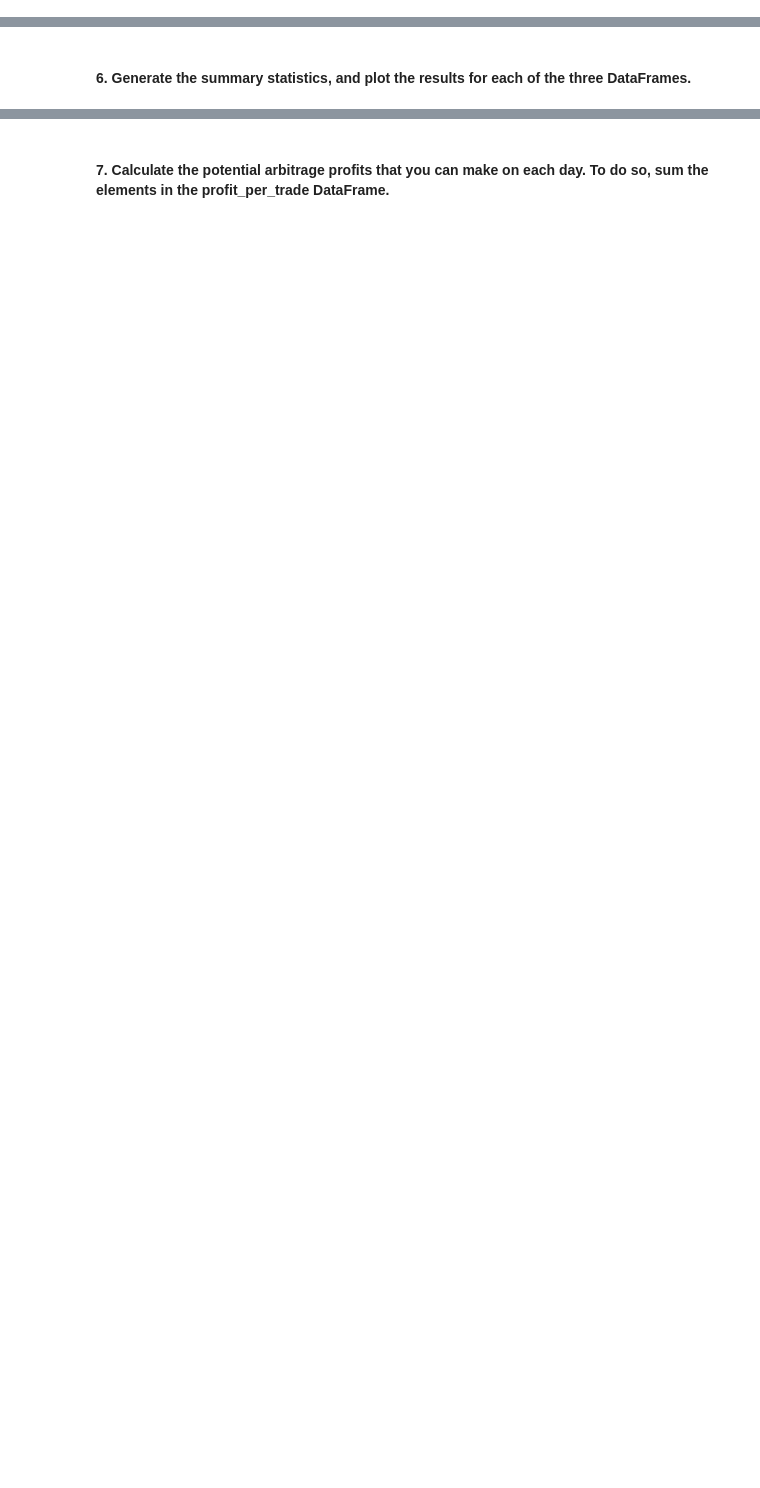
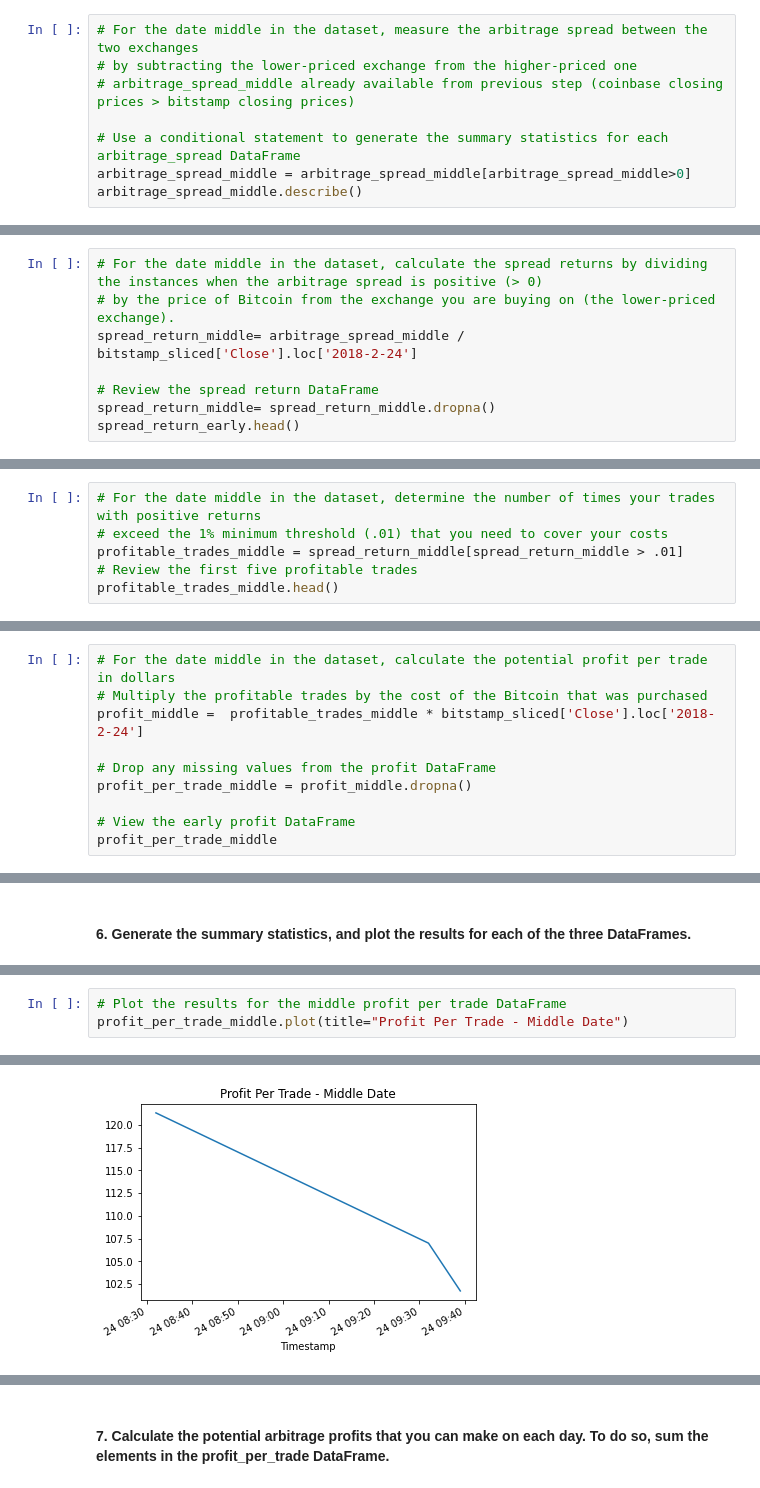
Before and after one commit to sidbetatester/bitcoin_arbitrage_opportunities, a Jupyter notebook: crypto_arbitrage.ipynb, the cells around one changed output, grey strips where cells are left out. Drawn from its saved outputs; the diff is of its cells as text; blank space fills up the shorter version.

Commit message:
Analyze the Data : Steps 4 and Analysis Report Completed

```diff
--- a/crypto_arbitrage.ipynb
+++ b/crypto_arbitrage.ipynb
@@ -551,3 +553,11 @@ min        0.010000
 75%       68.547500
 max      606.800000
 Name: Close, dtype: float64
+# %%
+# For the date middle in the dataset, measure the arbitrage spread between the two exchanges
+# by subtracting the lower-priced exchange from the higher-priced one
+# arbitrage_spread_middle already available from previous step (coinbase closing prices > bitstamp closing prices)
+
+# Use a conditional statement to generate the summary statistics for each arbitrage_spread DataFrame
+arbitrage_spread_middle = arbitrage_spread_middle[arbitrage_spread_middle>0]
+arbitrage_spread_middle.describe()
@@ -570 +611,9 @@ Timestamp
 Name: Close, dtype: float64
+# %%
+# For the date middle in the dataset, calculate the spread returns by dividing the instances when the arbitrage spread is positive (> 0)
+# by the price of Bitcoin from the exchange you are buying on (the lower-priced exchange).
+spread_return_middle= arbitrage_spread_middle / bitstamp_sliced['Close'].loc['2018-2-24']
+
+# Review the spread return DataFrame
+spread_return_middle= spread_return_middle.dropna()
+spread_return_early.head()
@@ -585,3 +657,9 @@ Timestamp
 2018-01-16 03:00:00    0.010675
 2018-01-16 03:06:00    0.019704
 Name: Close, dtype: float64
+# %%
+# For the date middle in the dataset, determine the number of times your trades with positive returns
+# exceed the 1% minimum threshold (.01) that you need to cover your costs
+profitable_trades_middle = spread_return_middle[spread_return_middle > .01]
+# Review the first five profitable trades
+profitable_trades_middle.head()
@@ -627,3 +749,13 @@ Timestamp
 2018-01-16 19:48:00    117.63
 2018-01-16 20:07:00    113.69
 Name: Close, Length: 73, dtype: float64
+# %%
+# For the date middle in the dataset, calculate the potential profit per trade in dollars
+# Multiply the profitable trades by the cost of the Bitcoin that was purchased
+profit_middle =  profitable_trades_middle * bitstamp_sliced['Close'].loc['2018-2-24']
+
+# Drop any missing values from the profit DataFrame
+profit_per_trade_middle = profit_middle.dropna()
+
+# View the early profit DataFrame
+profit_per_trade_middle
@@ -648,3 +824,7 @@ Name: Close, dtype: float64
 # %% [output]
 <AxesSubplot:title={'center':'Profit Per Trade - Early Date'}, xlabel='Timestamp'>
 [figure]
+# %%
+# Plot the results for the middle profit per trade DataFrame
+profit_per_trade_middle.plot(title="Profit Per Trade - Middle Date")
+# %% [output]
@@ -650,0 +832 @@ Name: Close, dtype: float64
+[figure, added]
```
Also changed, not shown: parts of 33 cells of this notebook.
